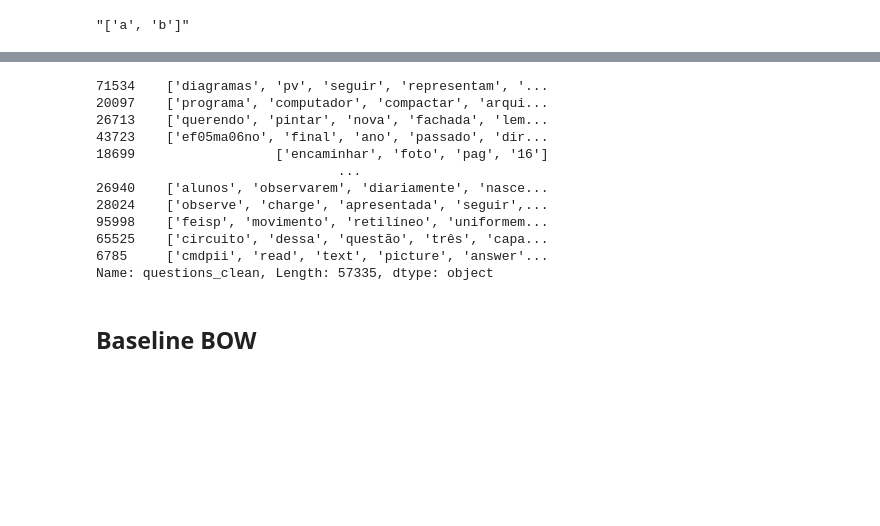
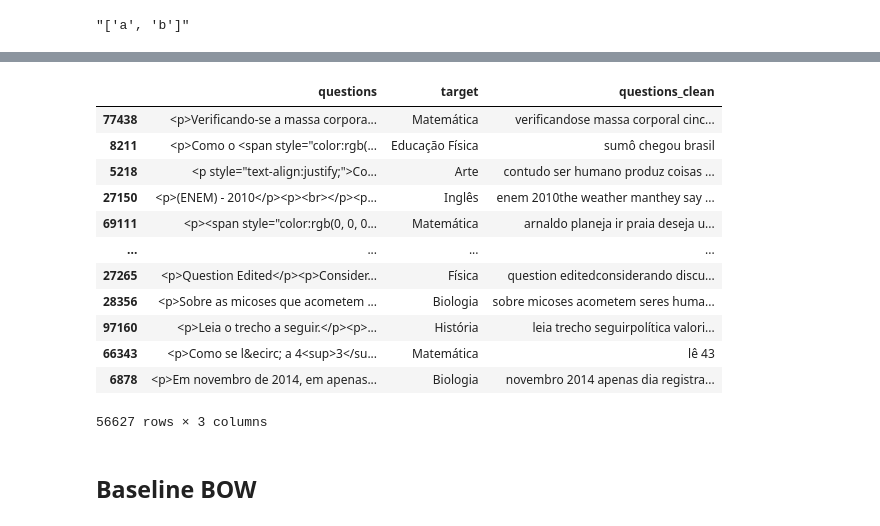
Before and after one commit to LucianoBatista/bncc-classifier, a Jupyter notebook: analysis/notebooks/luciano-10-06-modeling.ipynb, the cells around one changed output, grey strips where cells are left out. Saved outputs shown, nothing was run; the diff lists cells and outputs as text; code cells hidden in the pictures; blank space fills up the shorter version.

```diff
--- a/analysis/notebooks/luciano-10-06-modeling.ipynb
+++ b/analysis/notebooks/luciano-10-06-modeling.ipynb
@@ -51,18 +49,19 @@ AttributeError: 'list' object has no attribute 'translate'
 # %%
-modeling.X_train["questions_clean"]
+modeling.X_train
 # %% [output]
+|  | questions | target | questions_clean |
+| 77438 | <p>Verificando-se a massa corpora... | Matemática | verificandose massa corporal cinc... |
+| 8211 | <p>Como o <span style="color:rgb(... | Educação Física | sumô chegou brasil |
+| 5218 | <p style="text-align:justify;">Co... | Arte | contudo ser humano produz coisas ... |
+| 27150 | <p>(ENEM) - 2010</p><p><br></p><p... | Inglês | enem 2010the weather manthey say ... |
+| 69111 | <p><span style="color:rgb(0, 0, 0... | Matemática | arnaldo planeja ir praia deseja u... |
+| ... | ... | ... | ... |
+| 27265 | <p>Question Edited</p><p>Consider... | Física | question editedconsiderando discu... |
+| 28356 | <p>Sobre as micoses que acometem ... | Biologia | sobre micoses acometem seres huma... |
+| 97160 | <p>Leia o trecho a seguir.</p><p>... | História | leia trecho seguirpolítica valori... |
+| 66343 | <p>Como se l&ecirc; a 4<sup>3</su... | Matemática | lê 43 |
+| 6878 | <p>Em novembro de 2014, em apenas... | Biologia | novembro 2014 apenas dia registra... |
-71534    ['diagramas', 'pv', 'seguir', 'representam', '...
-20097    ['programa', 'computador', 'compactar', 'arqui...
-26713    ['querendo', 'pintar', 'nova', 'fachada', 'lem...
-43723    ['ef05ma06no', 'final', 'ano', 'passado', 'dir...
-18699                  ['encaminhar', 'foto', 'pag', '16']
-                               ...
-26940    ['alunos', 'observarem', 'diariamente', 'nasce...
-28024    ['observe', 'charge', 'apresentada', 'seguir',...
-95998    ['feisp', 'movimento', 'retilíneo', 'uniformem...
-65525    ['circuito', 'dessa', 'questão', 'três', 'capa...
-6785     ['cmdpii', 'read', 'text', 'picture', 'answer'...
-Name: questions_clean, Length: 57335, dtype: object
+56627 rows × 3 columns
 # %% [markdown]
 ## Baseline BOW
 # %%
```
Also changed, not shown: parts of 14 cells of this notebook, 12 other files.
